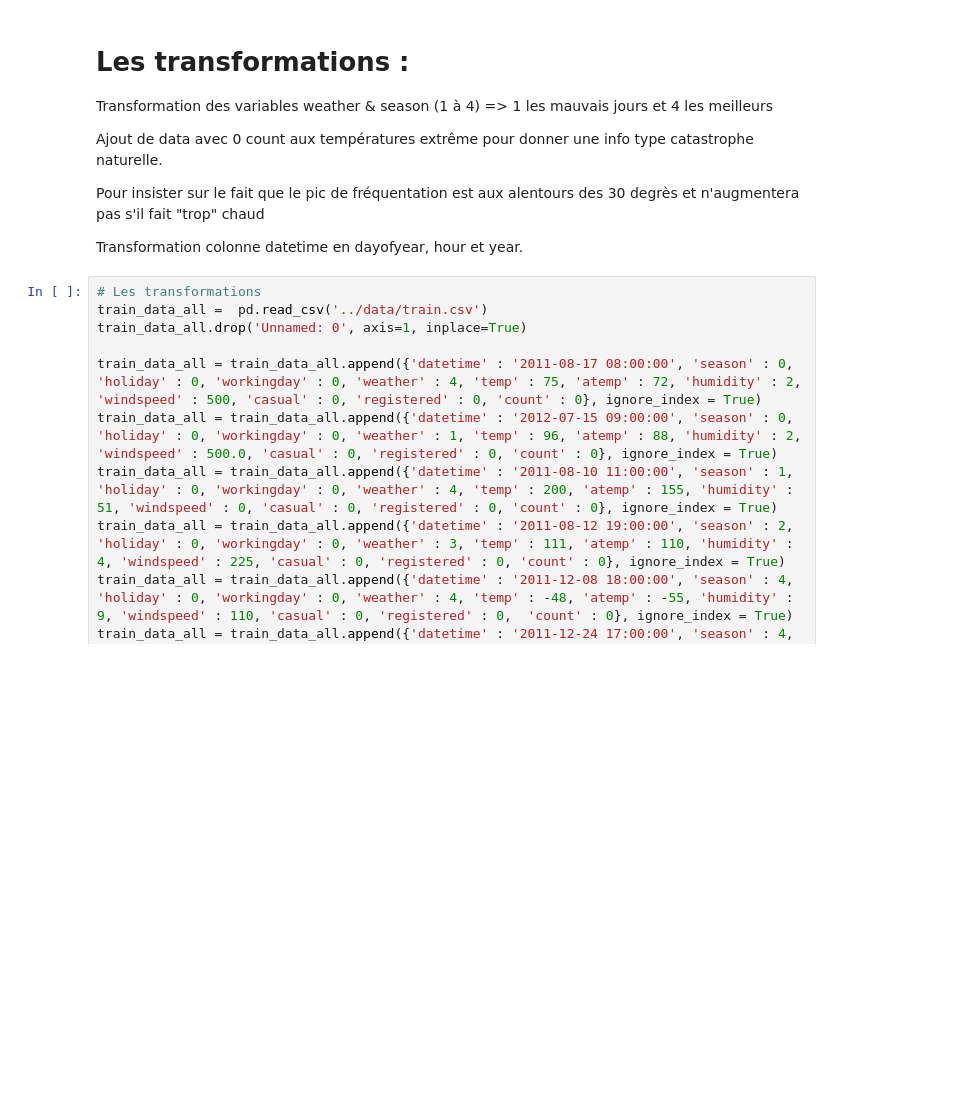
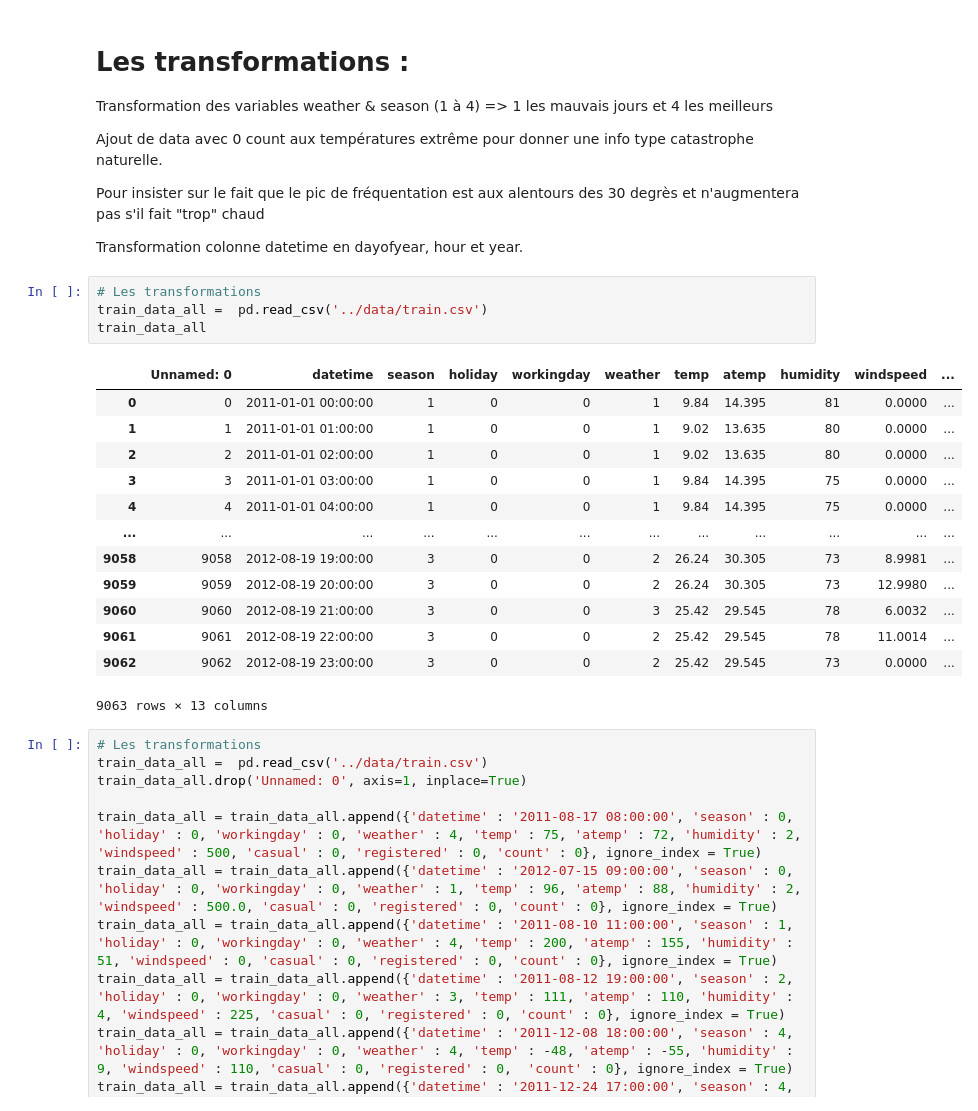
Before and after one commit to yayahamour/project_bike, a Jupyter notebook: model/model_ayoub.ipynb, the cells around one changed output. Saved outputs shown, nothing was run; the diff lists cells and outputs as text; blank space fills up the shorter version.

```diff
--- a/model/model_ayoub.ipynb
+++ b/model/model_ayoub.ipynb
@@ -65,6 +65,24 @@ Pour insister sur le fait que le pic de fréquentation est aux alentours des 30
 
 
 Transformation colonne datetime en dayofyear, hour et year.
+# %%
+# Les transformations
+train_data_all =  pd.read_csv('../data/train.csv')
+train_data_all
+# %% [output]
+|  | Unnamed: 0 | datetime | season | holiday | workingday | weather | temp | atemp | humidity | windspeed | ... |
+| 0 | 0 | 2011-01-01 00:00:00 | 1 | 0 | 0 | 1 | 9.84 | 14.395 | 81 | 0.0000 | ... |
+| 1 | 1 | 2011-01-01 01:00:00 | 1 | 0 | 0 | 1 | 9.02 | 13.635 | 80 | 0.0000 | ... |
+| 2 | 2 | 2011-01-01 02:00:00 | 1 | 0 | 0 | 1 | 9.02 | 13.635 | 80 | 0.0000 | ... |
+| 3 | 3 | 2011-01-01 03:00:00 | 1 | 0 | 0 | 1 | 9.84 | 14.395 | 75 | 0.0000 | ... |
+| 4 | 4 | 2011-01-01 04:00:00 | 1 | 0 | 0 | 1 | 9.84 | 14.395 | 75 | 0.0000 | ... |
+| ... | ... | ... | ... | ... | ... | ... | ... | ... | ... | ... | ... |
+| 9058 | 9058 | 2012-08-19 19:00:00 | 3 | 0 | 0 | 2 | 26.24 | 30.305 | 73 | 8.9981 | ... |
+| 9059 | 9059 | 2012-08-19 20:00:00 | 3 | 0 | 0 | 2 | 26.24 | 30.305 | 73 | 12.9980 | ... |
+| 9060 | 9060 | 2012-08-19 21:00:00 | 3 | 0 | 0 | 3 | 25.42 | 29.545 | 78 | 6.0032 | ... |
+| 9061 | 9061 | 2012-08-19 22:00:00 | 3 | 0 | 0 | 2 | 25.42 | 29.545 | 78 | 11.0014 | ... |
+| 9062 | 9062 | 2012-08-19 23:00:00 | 3 | 0 | 0 | 2 | 25.42 | 29.545 | 73 | 0.0000 | ... |
+9063 rows × 13 columns
 # %%
 # Les transformations
 train_data_all =  pd.read_csv('../data/train.csv')
```
Also changed, not shown: parts of 4 cells of this notebook.
